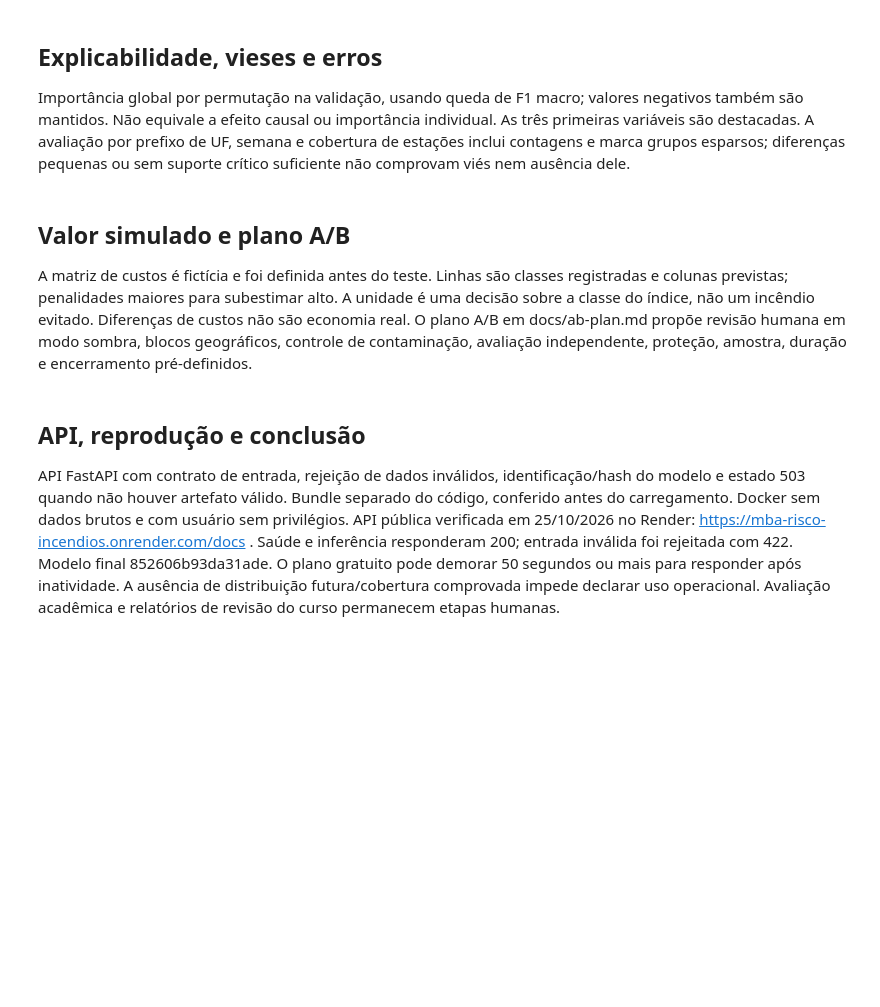
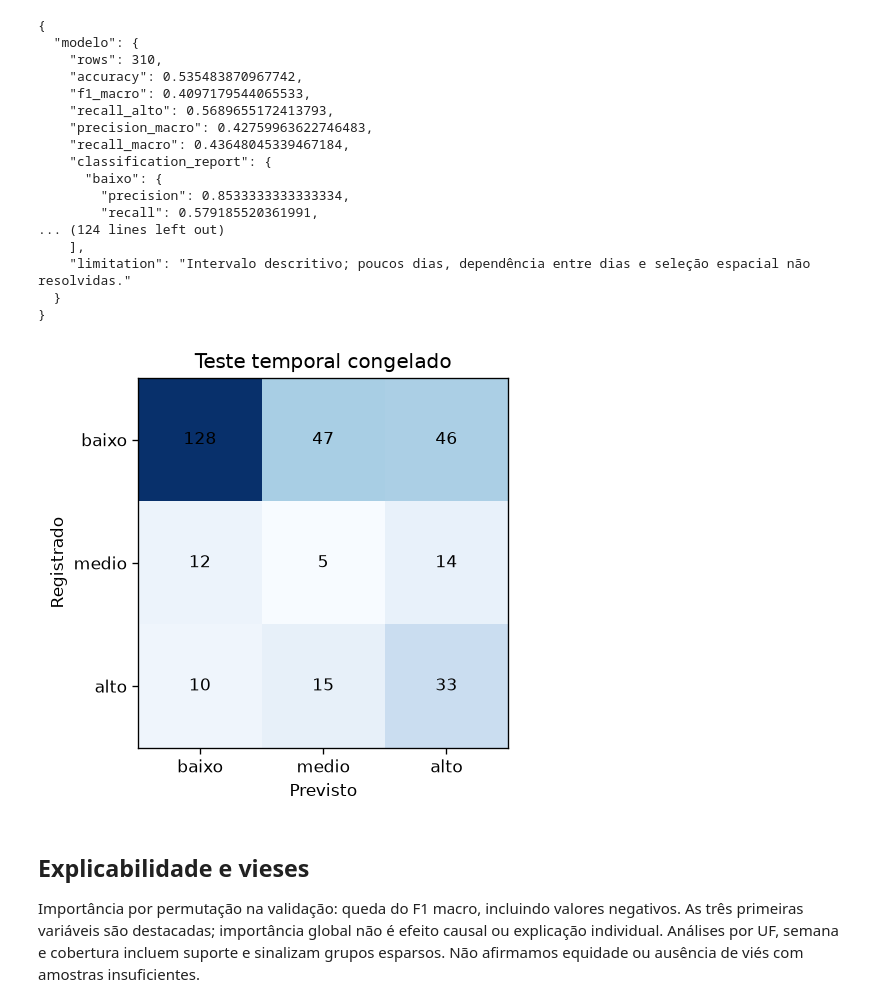
Before and after one commit to Diegopesmac/mba-risco-incendios, a Jupyter notebook: notebooks/04_projeto_final_curso.ipynb, the cells around one changed output. Cells and saved outputs as stored; diff of their text form; code cells hidden in the pictures; blank space fills up the shorter version.

```diff
--- a/notebooks/04_projeto_final_curso.ipynb
+++ b/notebooks/04_projeto_final_curso.ipynb
@@ -73,0 +5,18 @@ print('Incerteza por reamostragem de dias:',evaluation['uncertainty'])
+# %%
+from pathlib import Path
+import json, sys
+ROOT = next((p for p in (Path.cwd(), *Path.cwd().parents)
+             if (p/'submission/manifest.json').is_file() and (p/'src/fire_risk').is_dir()), None)
+if ROOT is None:
+    raise RuntimeError('Abra o notebook dentro da pasta extraída ou do clone completo do projeto.')
+sys.path.insert(0, str(ROOT/'src'))
+import pandas as pd
+import matplotlib
+matplotlib.use('Agg')
+import matplotlib.pyplot as plt
+from fire_risk.submission import verify_submission, training_correlations
+panel, manifest = verify_submission(ROOT)
+def evidence(name):
+    return json.loads((ROOT/'submission/evidence'/name).read_text(encoding='utf-8'))
+print('Base consolidada íntegra:', len(panel), 'municípios/dia; partições:', manifest['splits'])
+print('Modelo congelado:', manifest['model_id'])
@@ -74,4 +30,31 @@ print('Incerteza por reamostragem de dias:',evaluation['uncertainty'])
+# %%
+evaluation=evidence('evaluation.json')
+print(json.dumps({'modelo':evaluation['metrics'],'referencia':evaluation['reference'],'incerteza':evaluation['uncertainty']},ensure_ascii=False,indent=2))
+matrix=evaluation['metrics']['confusion_matrix']
+plt.figure(figsize=(5,4)); plt.imshow(matrix,cmap='Blues')
+for i,row in enumerate(matrix):
+    for j,value in enumerate(row): plt.text(j,i,str(value),ha='center',va='center')
+plt.xticks(range(3),['baixo','medio','alto']); plt.yticks(range(3),['baixo','medio','alto']); plt.xlabel('Previsto'); plt.ylabel('Registrado'); plt.title('Teste temporal congelado')
+# %% [output]
+{
+  "modelo": {
+    "rows": 310,
+    "accuracy": 0.535483870967742,
+    "f1_macro": 0.4097179544065533,
+    "recall_alto": 0.5689655172413793,
+    "precision_macro": 0.42759963622746483,
+    "recall_macro": 0.43648045339467184,
+    "classification_report": {
+      "baixo": {
+        "precision": 0.8533333333333334,
+        "recall": 0.579185520361991,
+... (124 lines left out)
+    ],
+    "limitation": "Intervalo descritivo; poucos dias, dependência entre dias e seleção espacial não resolvidas."
+  }
+}
+[figure, added]
 # %% [markdown]
-## Explicabilidade, vieses e erros
+## Explicabilidade e vieses
 
-Importância global por permutação na validação, usando queda de F1 macro; valores negativos também são mantidos. Não equivale a efeito causal ou importância individual. As três primeiras variáveis são destacadas. A avaliação por prefixo de UF, semana e cobertura de estações inclui contagens e marca grupos esparsos; diferenças pequenas ou sem suporte crítico suficiente não comprovam viés nem ausência dele.
+Importância por permutação na validação: queda do F1 macro, incluindo valores negativos. As três primeiras variáveis são destacadas; importância global não é efeito causal ou explicação individual. Análises por UF, semana e cobertura incluem suporte e sinalizam grupos esparsos. Não afirmamos equidade ou ausência de viés com amostras insuficientes.
@@ -92,4 +60,0 @@ axes[1].set_xlabel('Previsto'); axes[1].set_ylabel('Registrado'); axes[1].set_ti
-# %% [markdown]
-## Valor simulado e plano A/B
-
-A matriz de custos é fictícia e foi definida antes do teste. Linhas são classes registradas e colunas previstas; penalidades maiores para subestimar alto. A unidade é uma decisão sobre a classe do índice, não um incêndio evitado. Diferenças de custos não são economia real. O plano A/B em docs/ab-plan.md propõe revisão humana em modo sombra, blocos geográficos, controle de contaminação, avaliação independente, proteção, amostra, duração e encerramento pré-definidos.
@@ -108,4 +60,0 @@ print('Dias por braço para taxas hipotéticas:',{daily:math.ceil(cluster_count*
-# %% [markdown]
-## API, reprodução e conclusão
-
-API FastAPI com contrato de entrada, rejeição de dados inválidos, identificação/hash do modelo e estado 503 quando não houver artefato válido. Bundle separado do código, conferido antes do carregamento. Docker sem dados brutos e com usuário sem privilégios. API pública verificada em 25/10/2026 no Render: https://mba-risco-incendios.onrender.com/docs . Saúde e inferência responderam 200; entrada inválida foi rejeitada com 422. Modelo final 852606b93da31ade. O plano gratuito pode demorar 50 segundos ou mais para responder após inatividade. A ausência de distribuição futura/cobertura comprovada impede declarar uso operacional. Avaliação acadêmica e relatórios de revisão do curso permanecem etapas humanas.
```
Also changed, not shown: parts of 19 cells of this notebook, 33 other files.
